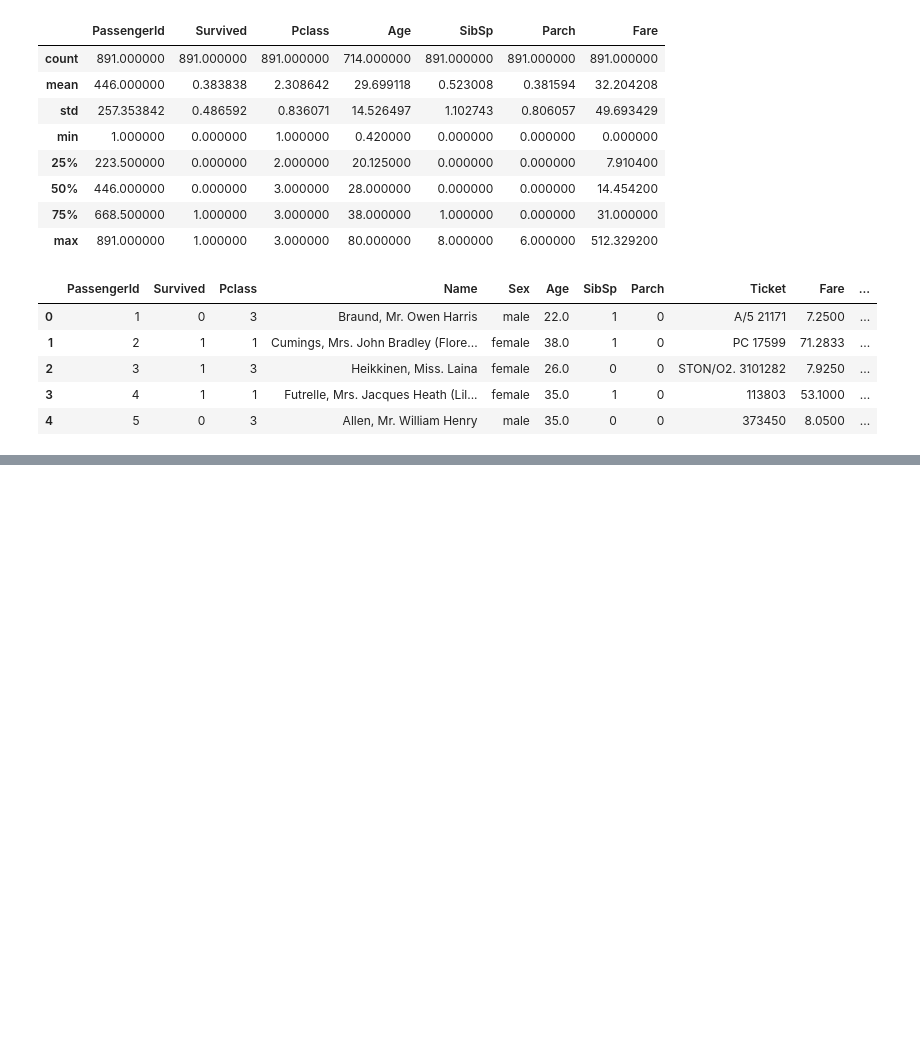
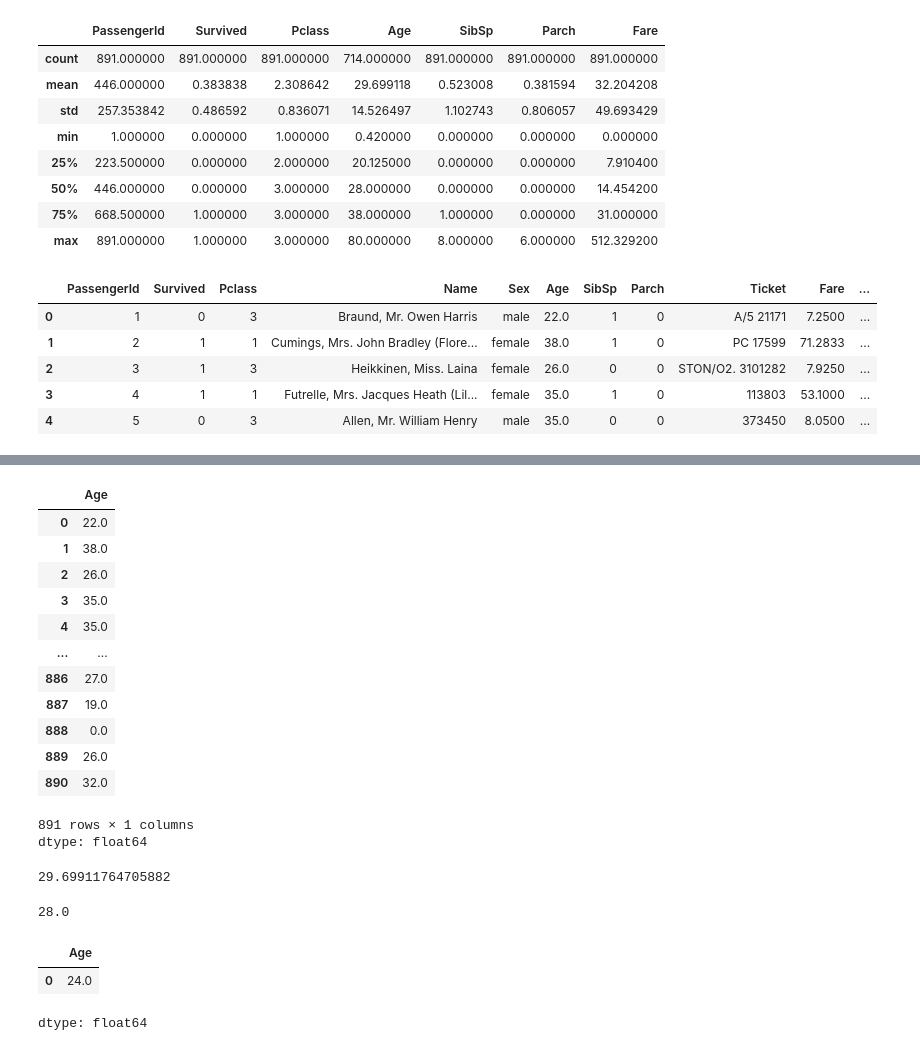
Before and after one commit to 2403A51L34/lab-1, a Jupyter notebook: Welcome_To_Colab.ipynb, the cells around one changed output, grey strips where cells are left out. Cells and saved outputs as stored; diff of their text form; code cells hidden in the pictures; blank space fills up the shorter version.

```diff
--- a/Welcome_To_Colab.ipynb
+++ b/Welcome_To_Colab.ipynb
@@ -27,0 +61,31 @@ ds.head()
+# %%
+ds['Age'].fillna(0)
+# %% [output]
+|  | Age |
+| 0 | 22.0 |
+| 1 | 38.0 |
+| 2 | 26.0 |
+| 3 | 35.0 |
+| 4 | 35.0 |
+| ... | ... |
+| 886 | 27.0 |
+| 887 | 19.0 |
+| 888 | 0.0 |
+| 889 | 26.0 |
+| 890 | 32.0 |
+891 rows × 1 columns
+dtype: float64
+# %%
+ds['Age'].mean()
+# %% [output]
+29.69911764705882
+# %%
+ds['Age'].median()
+# %% [output]
+28.0
+# %%
+ds['Age'].mode()
+# %% [output]
+|  | Age |
+| 0 | 24.0 |
+dtype: float64
```
Also changed, not shown: parts of 11 cells of this notebook.
